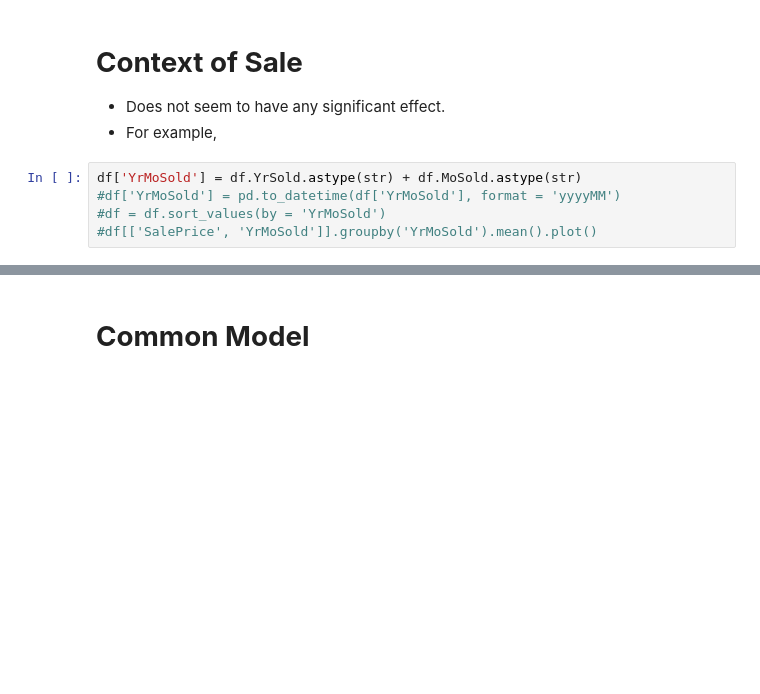
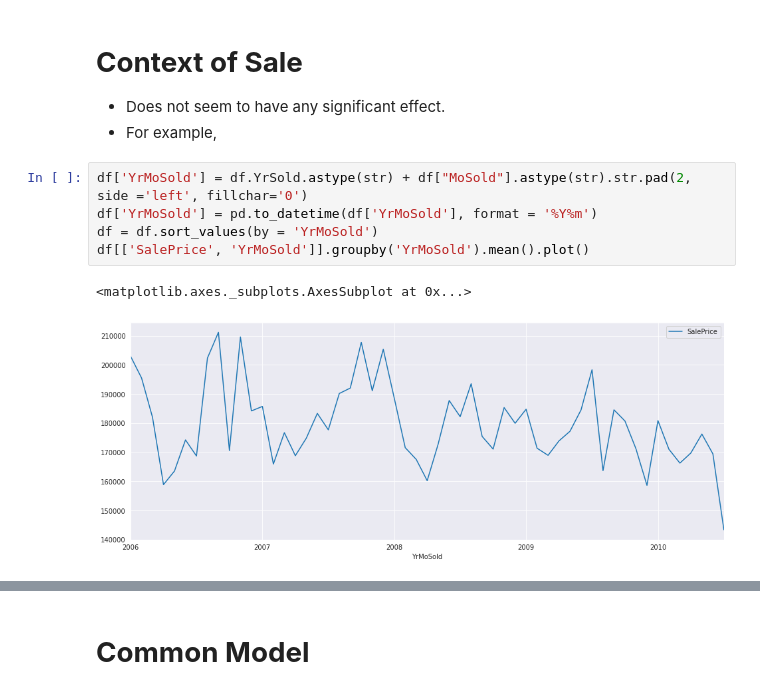
Before and after one commit to rawatpranjal/property-valuation, a Jupyter notebook: AmesHousing.ipynb, the cells around one changed output, grey strips where cells are left out. Cells and saved outputs as stored; diff of their text form; blank space fills up the shorter version.

```diff
--- a/AmesHousing.ipynb
+++ b/AmesHousing.ipynb
@@ -296,10 +298,13 @@ Test R Square: 0.539
 * Does not seem to have any significant effect.
 * For example,
 # %%
-df['YrMoSold'] = df.YrSold.astype(str) + df.MoSold.astype(str)
-#df['YrMoSold'] = pd.to_datetime(df['YrMoSold'], format = 'yyyyMM')
-#df = df.sort_values(by = 'YrMoSold')
-#df[['SalePrice', 'YrMoSold']].groupby('YrMoSold').mean().plot()
+df['YrMoSold'] = df.YrSold.astype(str) + df["MoSold"].astype(str).str.pad(2, side ='left', fillchar='0')
+df['YrMoSold'] = pd.to_datetime(df['YrMoSold'], format = '%Y%m')
+df = df.sort_values(by = 'YrMoSold')
+df[['SalePrice', 'YrMoSold']].groupby('YrMoSold').mean().plot()
+# %% [output]
+<matplotlib.axes._subplots.AxesSubplot at 0x...>
+[figure, added]
 # %%
 CONTEXT = ['SaleType', 'SaleCondition', 'YrSold', 'MoSold']
 model_CONTEXT = NNReg(CONTEXT)
```
Also changed, not shown: parts of 24 cells of this notebook, 18 other files.
